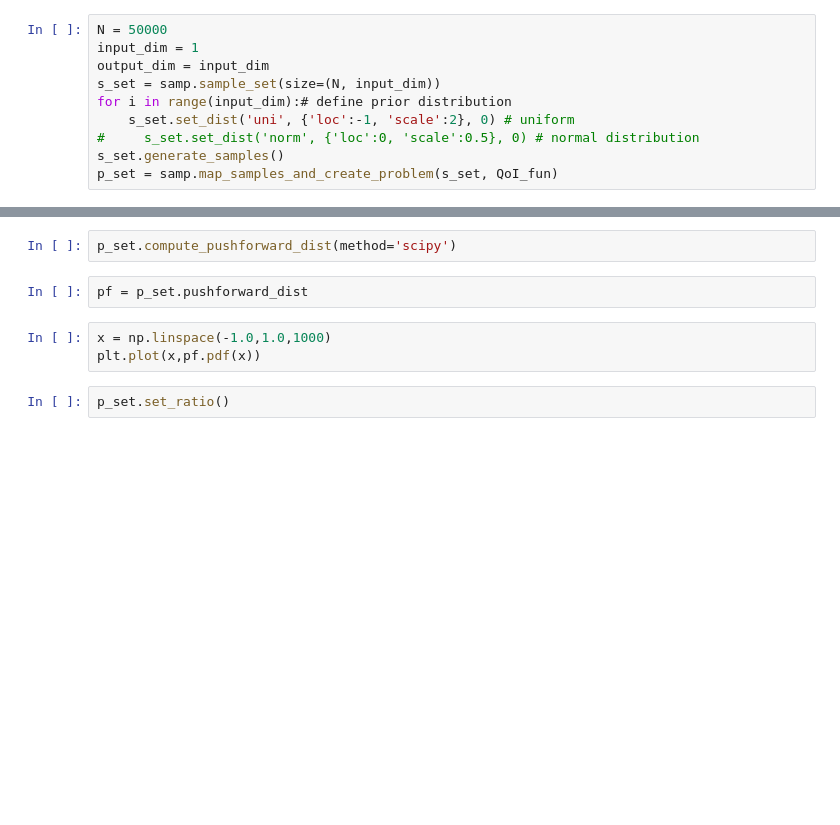
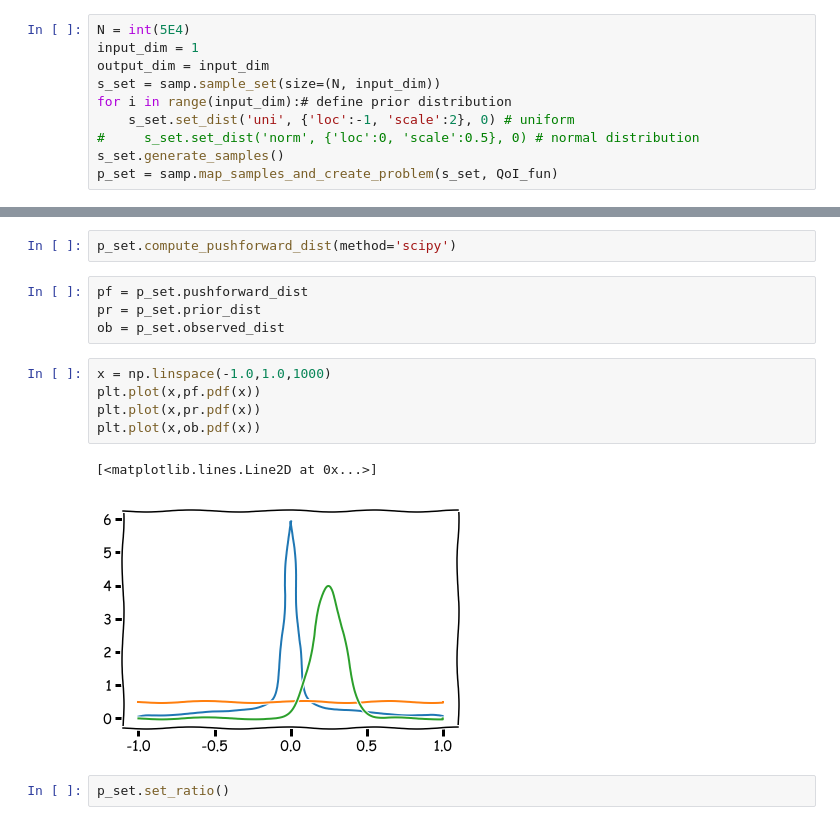
Before and after one commit to mpilosov/ConsistentBayes, a Jupyter notebook: StatBayes.ipynb, the cells around one changed output, grey strips where cells are left out. Saved outputs shown, nothing was run; the diff lists cells and outputs as text; blank space fills up the shorter version.

```diff
--- a/StatBayes.ipynb
+++ b/StatBayes.ipynb
@@ -14,7 +16,7 @@ def QoI_fun(lam):
 # %% [markdown]
 ## Consistent Bayes
 # %%
-N = 50000
+N = int(5E4)
 input_dim = 1
 output_dim = input_dim
 s_set = samp.sample_set(size=(N, input_dim))
@@ -37,9 +41,16 @@ p_set.set_observed_dist('norm', dim=0, kwds={'loc':lo, 'scale': sd})
 p_set.compute_pushforward_dist(method='scipy')
 # %%
 pf = p_set.pushforward_dist
+pr = p_set.prior_dist
+ob = p_set.observed_dist
 # %%
 x = np.linspace(-1.0,1.0,1000)
 plt.plot(x,pf.pdf(x))
+plt.plot(x,pr.pdf(x))
+plt.plot(x,ob.pdf(x))
+# %% [output]
+[<matplotlib.lines.Line2D at 0x...>]
+[figure, added]
 # %%
 p_set.set_ratio()
 # %%
```
Also changed, not shown: parts of 9 cells of this notebook, 1 other file.
